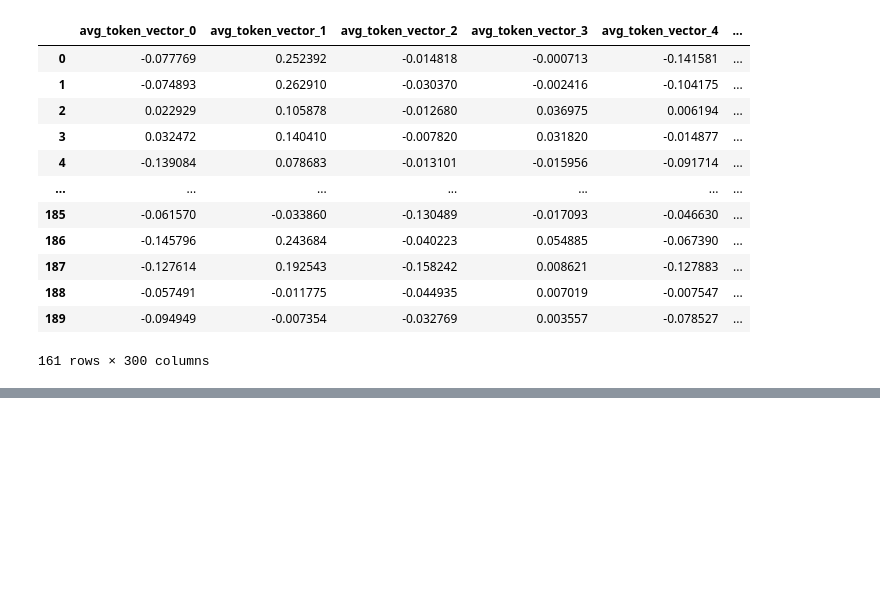
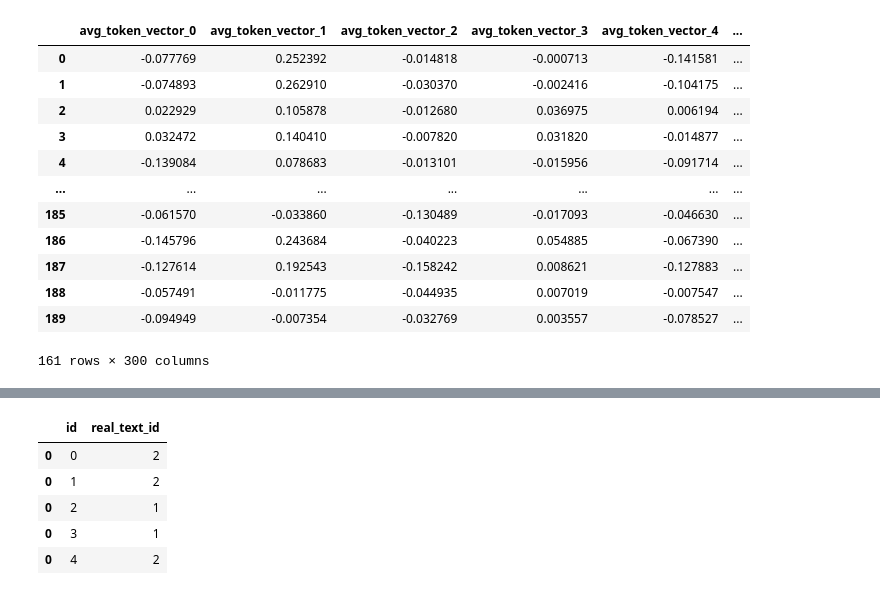
Before and after one commit to wagenrace/kaggle-notebooks, a Jupyter notebook: Dimenions_reduction.ipynb, the cells around one changed output, grey strips where cells are left out. Saved outputs shown, nothing was run; the diff lists cells and outputs as text; code cells hidden in the pictures; blank space fills up the shorter version.

```diff
--- a/Dimenions_reduction.ipynb
+++ b/Dimenions_reduction.ipynb
@@ -190,0 +221,28 @@ Text(0.5, 1.0, 'UMAP Projection with Repeated Words Highlighted')
+# %%
+from sklearn.neighbors import NearestNeighbors
+
+embedding_train = embedding3[num_test_data:]
+embedding_test = embedding3[:num_test_data]
+
+for n_neighbors in range(2, 20, 2):
+    nbrs = NearestNeighbors(n_neighbors=n_neighbors, algorithm="ball_tree").fit(
+        embedding_train
+    )
+
+    # Training results
+    distances, indices = nbrs.kneighbors(embedding_train)
+
+    all_correct = 0
+    for indic in indices:
+        all_correct += (
+            (
+                is_from_real[indic[1:] + num_test_data]
+                == is_from_real[indic[0] + num_test_data]
+            )
+            .mean()
+            .round()
+        )
+
+    print(
+        f"acc training: {all_correct/num_train_data:.3f} for {nbrs.n_neighbors - 1} neighbors"
+    )
@@ -190,0 +259,2 @@ Text(0.5, 1.0, 'UMAP Projection with Repeated Words Highlighted')
+# %%
+nbrs = NearestNeighbors(n_neighbors=7, algorithm="ball_tree").fit(embedding_train)
@@ -190,0 +263,19 @@ Text(0.5, 1.0, 'UMAP Projection with Repeated Words Highlighted')
+# %%
+submission = pd.DataFrame(columns=["id", "real_text_id"])
+
+distances, indices = nbrs.kneighbors(embedding_test)
+for article_id, indic in enumerate(indices):
+    real_text_id = (is_from_real[indic + num_test_data] == "fake").mean().round() + 1
+    submission = pd.concat(
+        [pd.DataFrame([{"id": article_id, "real_text_id": int(real_text_id)}]), submission]
+    )
+
+submission = submission.sort_values(by="id")
+submission.head()
+# %% [output]
+|  | id | real_text_id |
+| 0 | 0 | 2 |
+| 0 | 1 | 2 |
+| 0 | 2 | 1 |
+| 0 | 3 | 1 |
+| 0 | 4 | 2 |
```
Also changed, not shown: parts of 17 cells of this notebook.
